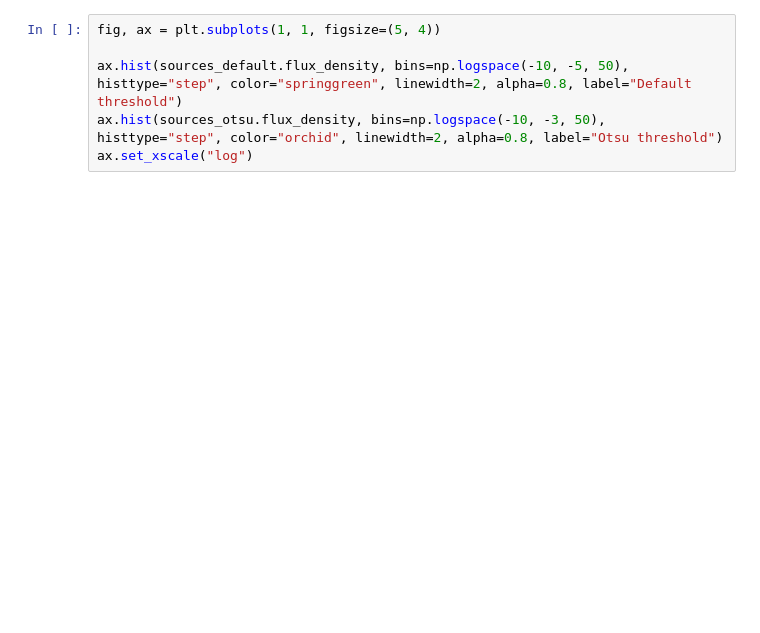
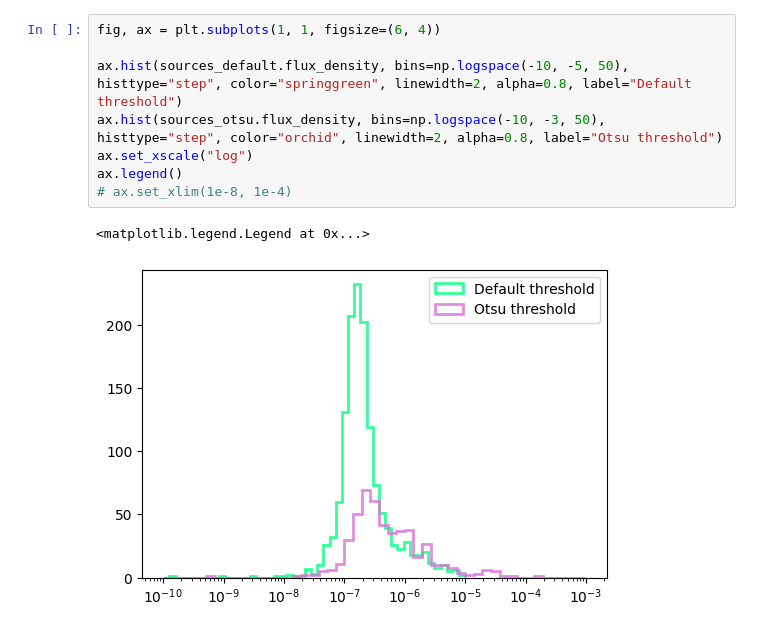
Before and after one commit to hstewart93/continunet, a Jupyter notebook: continunet/user_example.ipynb, the cells around one changed output. Drawn from its saved outputs; the diff is of its cells as text; blank space fills up the shorter version.

```diff
--- a/continunet/user_example.ipynb
+++ b/continunet/user_example.ipynb
@@ -110,6 +131,11 @@ Text(0.5, 1.0, 'Residuals')
 # %%
-fig, ax = plt.subplots(1, 1, figsize=(5, 4))
+fig, ax = plt.subplots(1, 1, figsize=(6, 4))
 
 ax.hist(sources_default.flux_density, bins=np.logspace(-10, -5, 50), histtype="step", color="springgreen", linewidth=2, alpha=0.8, label="Default threshold")
 ax.hist(sources_otsu.flux_density, bins=np.logspace(-10, -3, 50), histtype="step", color="orchid", linewidth=2, alpha=0.8, label="Otsu threshold")
 ax.set_xscale("log")
+ax.legend()
+# ax.set_xlim(1e-8, 1e-4)
+# %% [output]
+<matplotlib.legend.Legend at 0x...>
+[figure, added]
```
Also changed, not shown: parts of 13 cells of this notebook.
